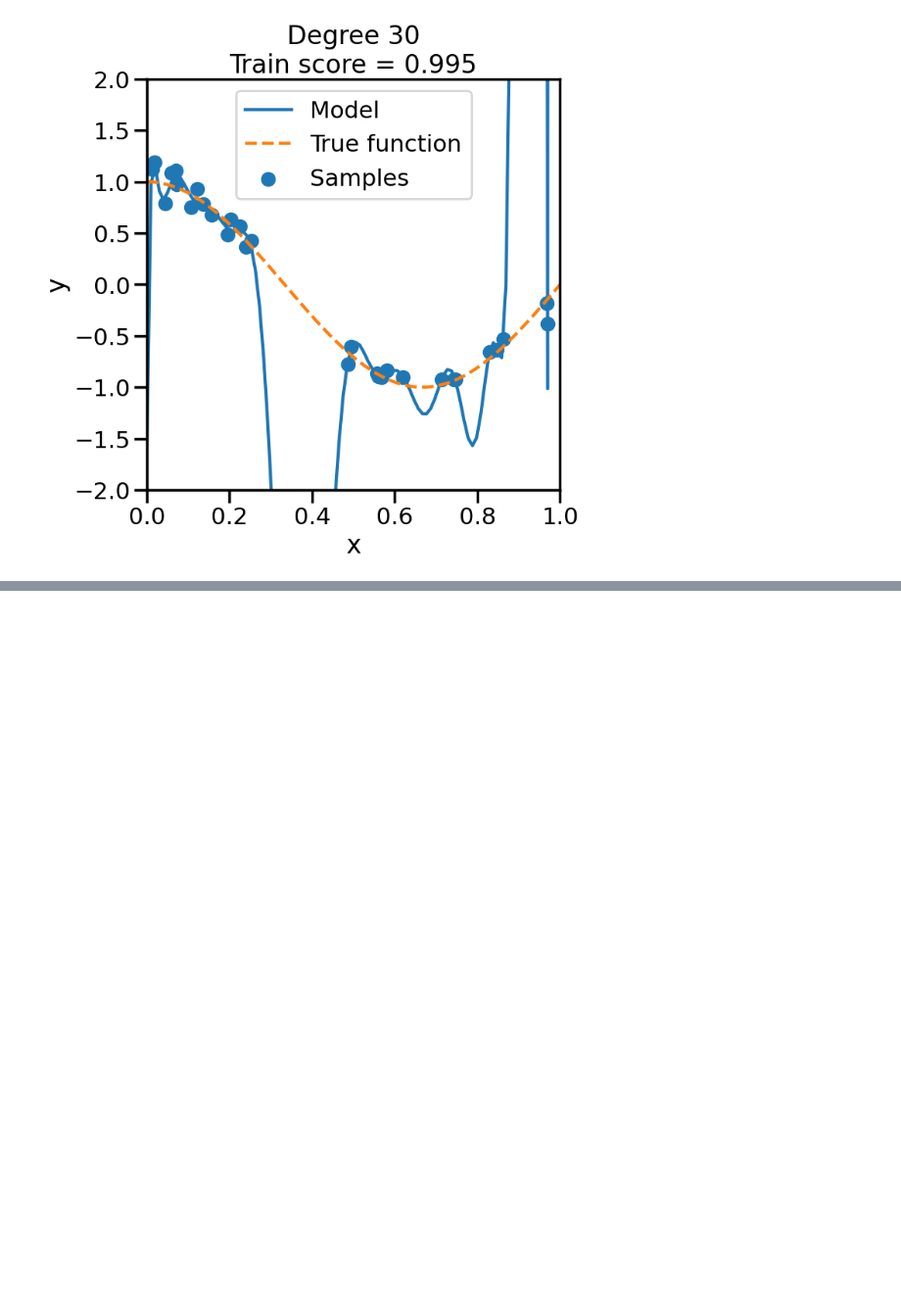
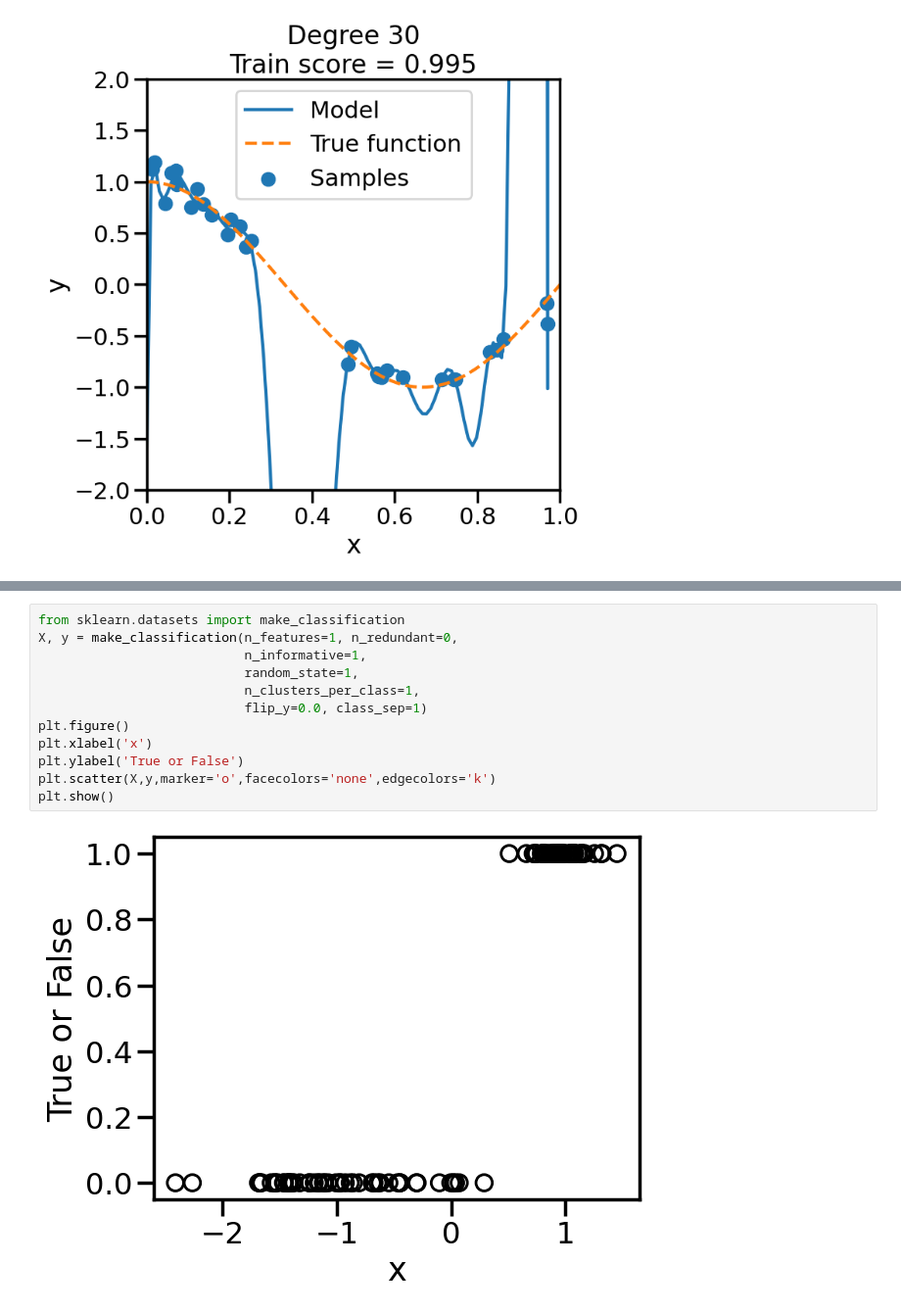
Before and after one commit to MohammadHHasan2/ME4452, a Jupyter notebook: Linear Regression/Linear_Regression.ipynb, the cells around one changed output, grey strips where cells are left out. Shown at 98% size. Drawn from its saved outputs; the diff is of its cells as text; blank space fills up the shorter version.

```diff
--- a/Linear Regression/Linear_Regression.ipynb
+++ b/Linear Regression/Linear_Regression.ipynb
@@ -160,0 +183,14 @@ The polynomial fits above vary in performance. Increasing the polynomial degree
+# %%
+from sklearn.datasets import make_classification
+X, y = make_classification(n_features=1, n_redundant=0,
+                           n_informative=1,
+                           random_state=1,
+                           n_clusters_per_class=1,
+                           flip_y=0.0, class_sep=1)
+plt.figure()
+plt.xlabel('x')
+plt.ylabel('True or False')
+plt.scatter(X,y,marker='o',facecolors='none',edgecolors='k')
+plt.show()
+# %% [output]
+[figure, added]
```
Also changed, not shown: parts of 8 cells of this notebook.
